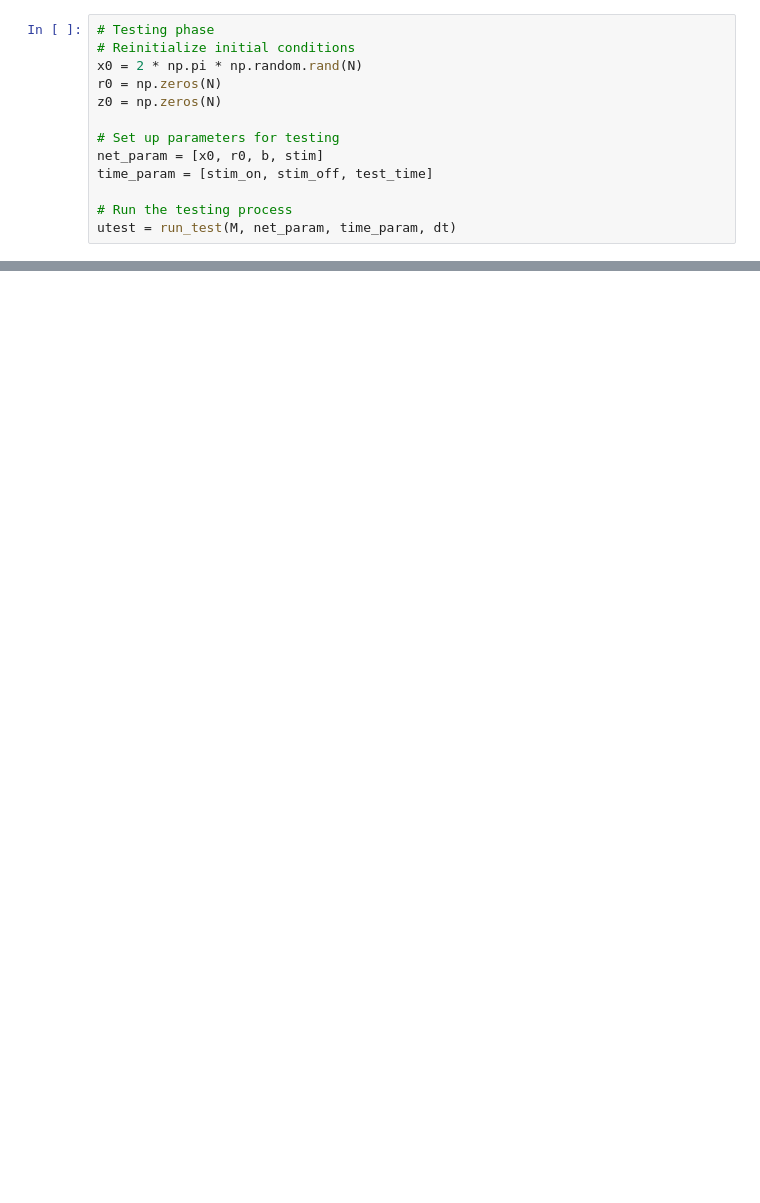
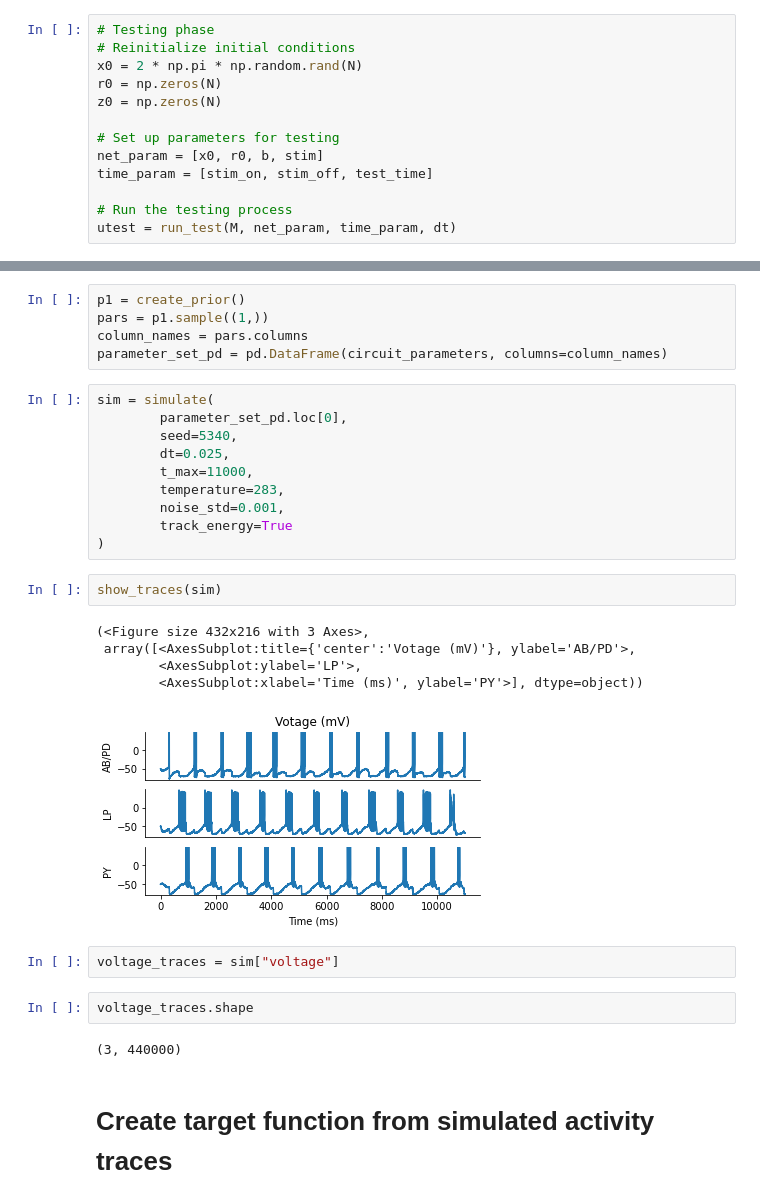
Before and after one commit to thsuanwu/SpikeLearning_APPPHYS293, a Jupyter notebook: SpikeLearn.ipynb, the cells around one changed output, grey strips where cells are left out. Saved outputs shown, nothing was run; the diff lists cells and outputs as text; blank space fills up the shorter version.

```diff
--- a/SpikeLearn.ipynb
+++ b/SpikeLearn.ipynb
@@ -599,0 +811,31 @@ plt.show()
+# %%
+p1 = create_prior()
+pars = p1.sample((1,))
+column_names = pars.columns
+parameter_set_pd = pd.DataFrame(circuit_parameters, columns=column_names)
+# %%
+sim = simulate(
+        parameter_set_pd.loc[0],
+        seed=5340,
+        dt=0.025,
+        t_max=11000,
+        temperature=283,
+        noise_std=0.001,
+        track_energy=True
+)
+# %%
+show_traces(sim)
+# %% [output]
+(<Figure size 432x216 with 3 Axes>,
+ array([<AxesSubplot:title={'center':'Votage (mV)'}, ylabel='AB/PD'>,
+        <AxesSubplot:ylabel='LP'>,
+        <AxesSubplot:xlabel='Time (ms)', ylabel='PY'>], dtype=object))
+[figure, added]
+# %%
+voltage_traces = sim["voltage"]
+# %%
+voltage_traces.shape
+# %% [output]
+(3, 440000)
+# %% [markdown]
+# Create target function from simulated activity traces
```
Also changed, not shown: parts of 23 cells of this notebook, 5 other files.
